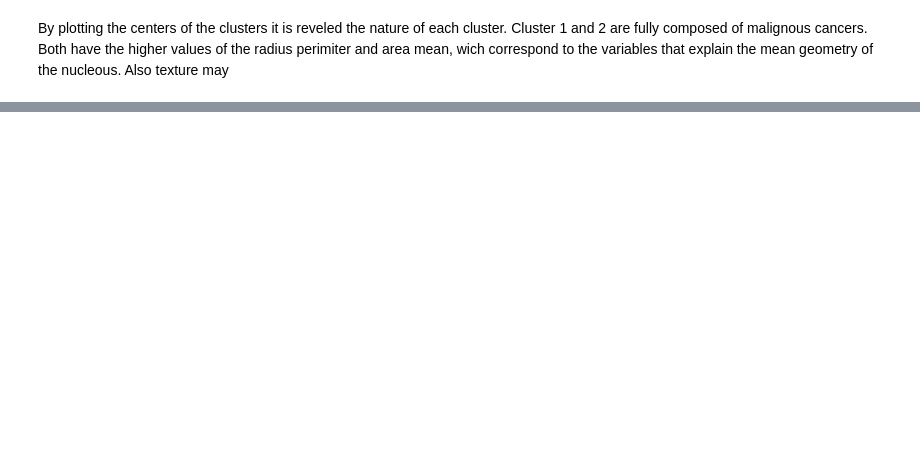
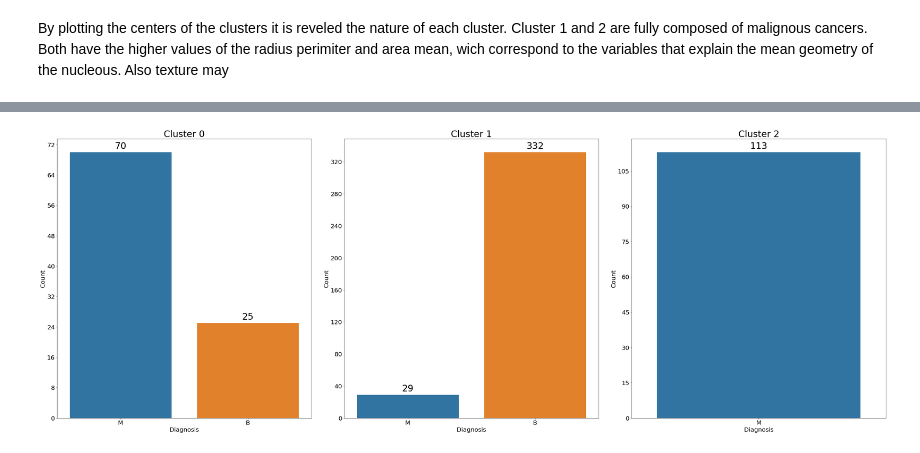
Before and after one commit to JulianDietrich97/BreastCancer, a Jupyter notebook: kmeans.ipynb, the cells around one changed output, grey strips where cells are left out. Saved outputs shown, nothing was run; the diff lists cells and outputs as text; code cells hidden in the pictures; blank space fills up the shorter version.

```diff
--- a/kmeans.ipynb
+++ b/kmeans.ipynb
@@ -371,0 +432,38 @@ Cluster 1 and 2 are fully composed of malignous cancers. Both have the higher va
+# %%
+dataframes1 = {}
+
+grupos = concatenated_df1.groupby('cluster')
+for nombres, grupo in grupos:
+    dataframes1[nombres] = pd.DataFrame(grupo)
+
+cluster0 = dataframes1[0]
+cluster1 = dataframes1[1]
+cluster2 = dataframes1[2]
+# %%
+from matplotlib.ticker import MaxNLocator
+
+plt.figure(1, figsize=(40, 15))
+
+n = 0
+m = 0
+for x in [cluster0,cluster1,cluster2]:
+    n += 1
+    plt.subplot(1, 3, n)
+    plt.subplots_adjust(hspace=4, wspace=4)
+    plt.tight_layout(pad=4)
+    ax = sns.countplot(x="diagnosis", data=x)
+    plt.title('Cluster {}'.format(m), fontsize=30)
+    m += 1
+    ax.tick_params(labelsize=20)
+    ax.yaxis.set_major_locator(MaxNLocator(integer=True))
+
+    for p in ax.patches:
+        ax.annotate(f'{p.get_height()}', (p.get_x() + p.get_width() / 2., p.get_height()), ha='center', va='center', xytext=(0, 20), textcoords='offset points', fontsize=30, color='black')
+
+
+    plt.xlabel("Diagnosis", fontsize=20)
+    plt.ylabel("Count", fontsize=20)
+
+plt.show()
+# %% [output]
+[figure, added]
```
Also changed, not shown: parts of 8 cells of this notebook.
